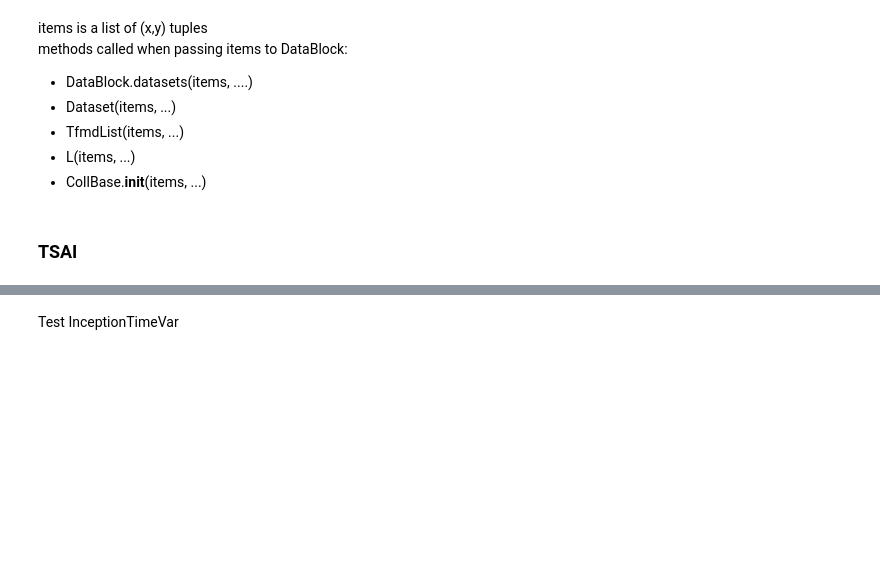
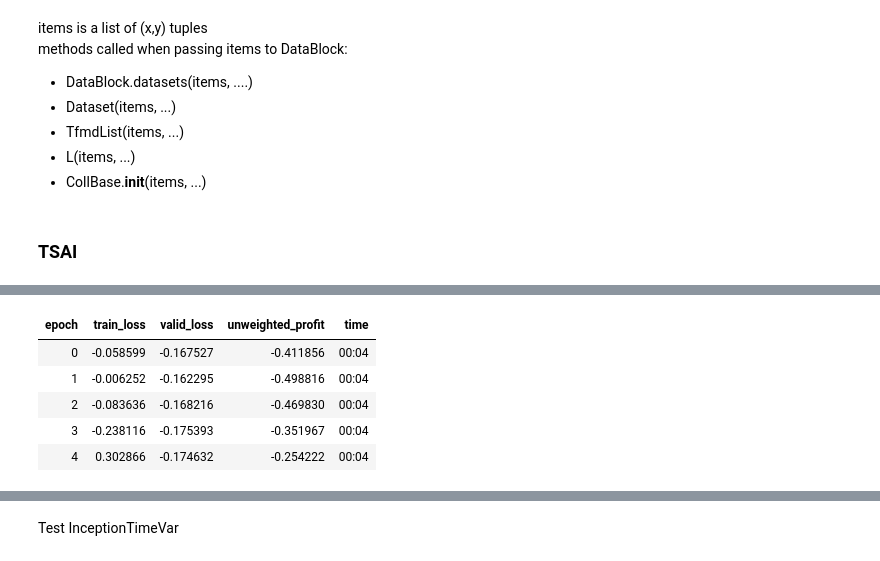
Before and after one commit to Takezo87/torchtools, a Jupyter notebook: _50_datablock_tsai.ipynb, the cells around one changed output, grey strips where cells are left out. Saved outputs shown, nothing was run; the diff lists cells and outputs as text; code cells hidden in the pictures; blank space fills up the shorter version.

```diff
--- a/_50_datablock_tsai.ipynb
+++ b/_50_datablock_tsai.ipynb
@@ -241,0 +450,9 @@ timestepzero
+# %%
+learn_small.fit_one_cycle(5, lr_max=1e-3)
+# %% [output]
+| epoch | train_loss | valid_loss | unweighted_profit | time |
+| 0 | -0.058599 | -0.167527 | -0.411856 | 00:04 |
+| 1 | -0.006252 | -0.162295 | -0.498816 | 00:04 |
+| 2 | -0.083636 | -0.168216 | -0.469830 | 00:04 |
+| 3 | -0.238116 | -0.175393 | -0.351967 | 00:04 |
+| 4 | 0.302866 | -0.174632 | -0.254222 | 00:04 |
```
Also changed, not shown: parts of 42 cells of this notebook, 7 other files.
